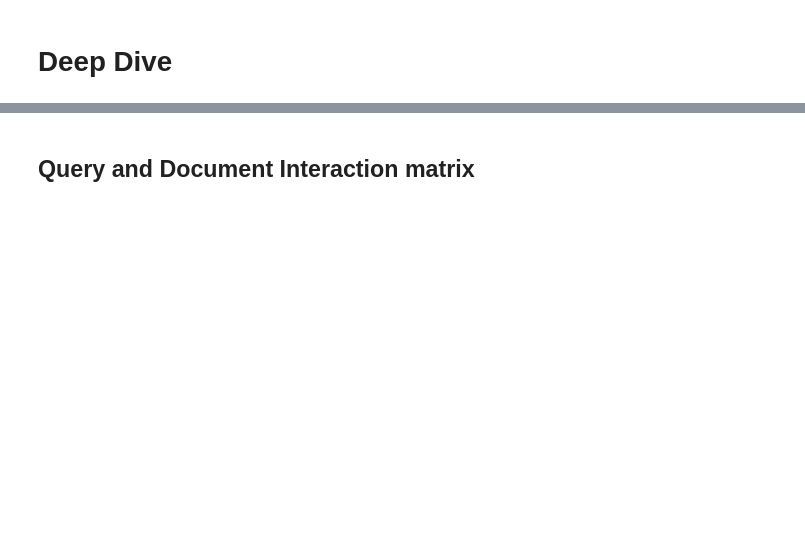
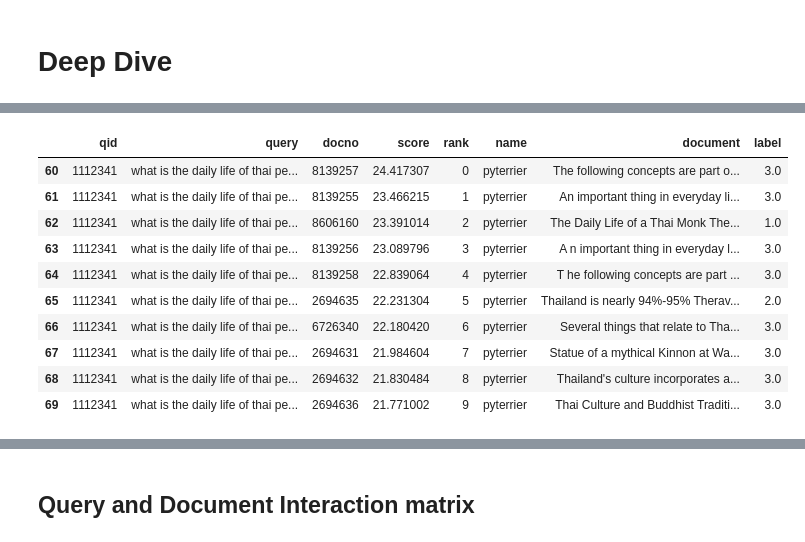
Before and after one commit to hammadkhann/Effective-CLS-Token-Representation-for-ColBERT-A-Step-Towards-Reducing-the-Storage-Cost, a Jupyter notebook: Neural_Reranking(RD2).ipynb, the cells around one changed output, grey strips where cells are left out. Saved outputs shown, nothing was run; the diff lists cells and outputs as text; code cells hidden in the pictures; blank space fills up the shorter version.

```diff
--- a/Neural_Reranking(RD2).ipynb
+++ b/Neural_Reranking(RD2).ipynb
@@ -575,3 +659,17 @@ df1[df1["qid"] == "962179"] #colbert
+# %%
+df3[df3["qid"] == "1112341"] #coltacl
+# %% [output]
+|  | qid | query | docno | score | rank | name | document | label |
+| 60 | 1112341 | what is the daily life of thai pe... | 8139257 | 24.417307 | 0 | pyterrier | The following concepts are part o... | 3.0 |
+| 61 | 1112341 | what is the daily life of thai pe... | 8139255 | 23.466215 | 1 | pyterrier | An important thing in everyday li... | 3.0 |
+| 62 | 1112341 | what is the daily life of thai pe... | 8606160 | 23.391014 | 2 | pyterrier | The Daily Life of a Thai Monk The... | 1.0 |
+| 63 | 1112341 | what is the daily life of thai pe... | 8139256 | 23.089796 | 3 | pyterrier | A n important thing in everyday l... | 3.0 |
+| 64 | 1112341 | what is the daily life of thai pe... | 8139258 | 22.839064 | 4 | pyterrier | T he following concepts are part ... | 3.0 |
+| 65 | 1112341 | what is the daily life of thai pe... | 2694635 | 22.231304 | 5 | pyterrier | Thailand is nearly 94%-95% Therav... | 2.0 |
+| 66 | 1112341 | what is the daily life of thai pe... | 6726340 | 22.180420 | 6 | pyterrier | Several things that relate to Tha... | 3.0 |
+| 67 | 1112341 | what is the daily life of thai pe... | 2694631 | 21.984604 | 7 | pyterrier | Statue of a mythical Kinnon at Wa... | 3.0 |
+| 68 | 1112341 | what is the daily life of thai pe... | 2694632 | 21.830484 | 8 | pyterrier | Thailand's culture incorporates a... | 3.0 |
+| 69 | 1112341 | what is the daily life of thai pe... | 2694636 | 21.771002 | 9 | pyterrier | Thai Culture and Buddhist Traditi... | 3.0 |
 # %%
 df2[df2["qid"] == "962179"] #colcondenser
 # %% [output]
```
Also changed, not shown: parts of 21 cells of this notebook.
